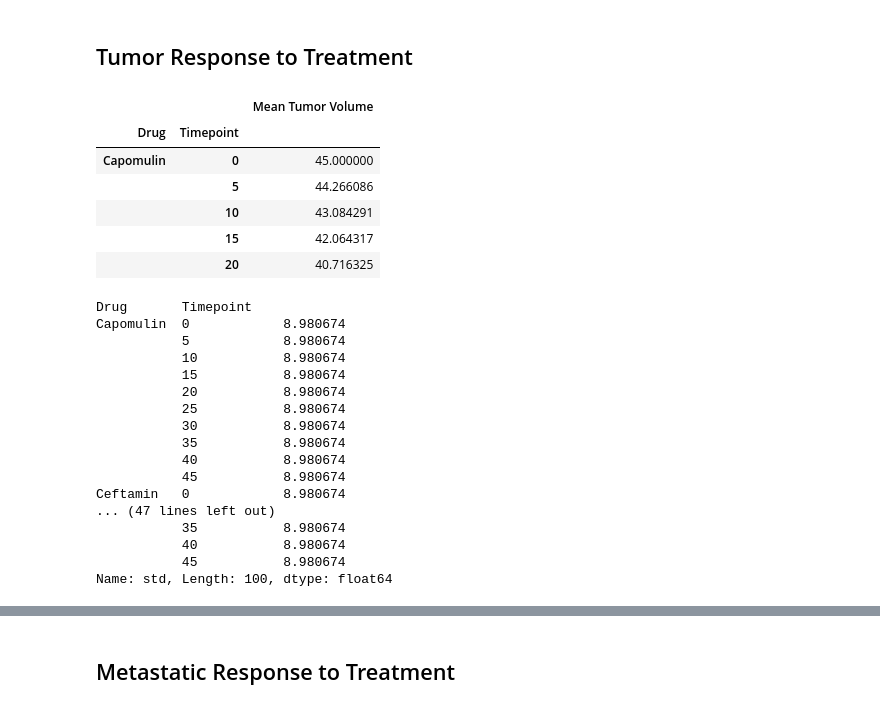
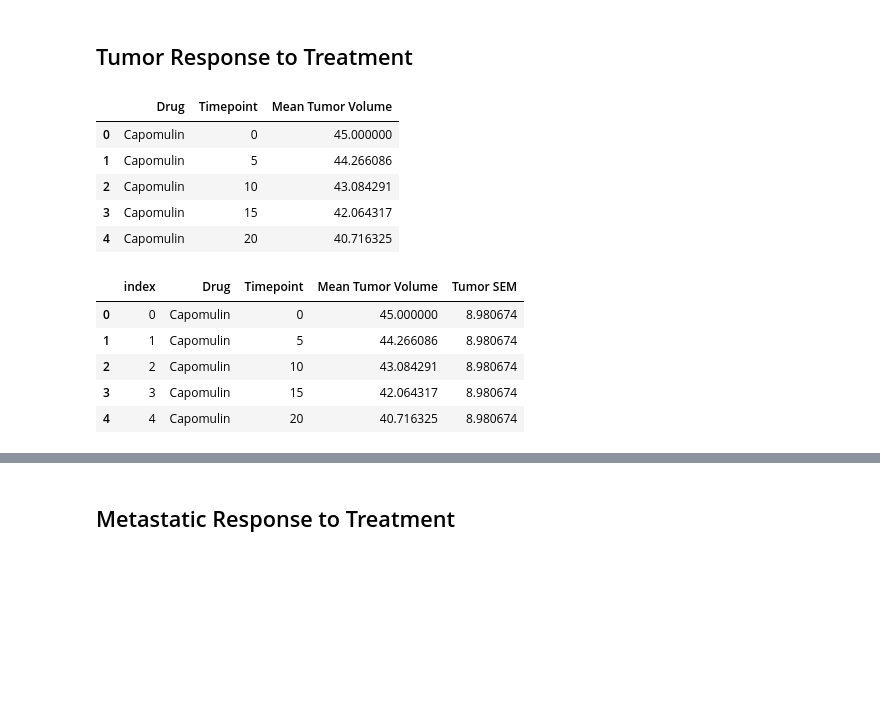
Before and after one commit to SMahashraya/pymaceuticals, a Jupyter notebook: pymaceuticals_starter.ipynb, the cells around one changed output, grey strips where cells are left out. Cells and saved outputs as stored; diff of their text form; code cells hidden in the pictures; blank space fills up the shorter version.

```diff
--- a/pymaceuticals_starter.ipynb
+++ b/pymaceuticals_starter.ipynb
@@ -35,46 +35,36 @@ merge_df.head()
 # %%
 # Store the Mean Tumor Volume Data Grouped by Drug and Timepoint
 tumor_avg_df = merge_df.groupby(["Drug", "Timepoint"]).agg({"Tumor Volume (mm3)" : "mean"})
 tumor_avg_df.rename(columns = {"Tumor Volume (mm3)": "Mean Tumor Volume"}, inplace = True)
 
 # Convert to DataFrame
+tumor_avg_df = tumor_avg_df.reset_index()
 
 # Preview DataFrame
 tumor_avg_df.head()
 # %% [output]
-|  |  | Mean Tumor Volume |
-| Drug | Timepoint |  |
-| Capomulin | 0 | 45.000000 |
-|  | 5 | 44.266086 |
-|  | 10 | 43.084291 |
-|  | 15 | 42.064317 |
-|  | 20 | 40.716325 |
+|  | Drug | Timepoint | Mean Tumor Volume |
+| 0 | Capomulin | 0 | 45.000000 |
+| 1 | Capomulin | 5 | 44.266086 |
+| 2 | Capomulin | 10 | 43.084291 |
+| 3 | Capomulin | 15 | 42.064317 |
+| 4 | Capomulin | 20 | 40.716325 |
 # %%
-# # Store the Standard Error of Tumor Volumes Grouped by Drug and Timepoint
-# tumor_sem = tumor_avg_df.groupby(["Drug", "Timepoint"]).agg({"Mean Tumor Volume" : "std"})
-
-# # Convert to DataFrame
-# tumor_sem_df = tumor_sem.reset_index()
-
-# # Preview DataFrame
-# tumor_sem_df.head()
+# Store the Standard Error of Tumor Volumes Grouped by Drug and Timepoint
+tumor_sem = tumor_avg_df["Mean Tumor Volume"].std()
+tumor_sem_df = pd.DataFrame({"Drug" : tumor_avg_df["Drug"],
+                          "Timepoint" : tumor_avg_df["Timepoint"],
+                          "Mean Tumor Volume" : tumor_avg_df["Mean Tumor Volume"],
+                          "Tumor SEM" : tumor_sem})
+tumor_sem_df = tumor_avg_df.reset_index()
+# Preview DataFrame
+tumor_sem_df.head(5)
 # %% [output]
-Drug       Timepoint
-Capomulin  0            8.980674
-           5            8.980674
-           10           8.980674
-           15           8.980674
-           20           8.980674
-           25           8.980674
-           30           8.980674
-           35           8.980674
-           40           8.980674
-           45           8.980674
-Ceftamin   0            8.980674
-... (47 lines left out)
-           35           8.980674
-           40           8.980674
-           45           8.980674
-Name: std, Length: 100, dtype: float64
+|  | index | Drug | Timepoint | Mean Tumor Volume | Tumor SEM |
+| 0 | 0 | Capomulin | 0 | 45.000000 | 8.980674 |
+| 1 | 1 | Capomulin | 5 | 44.266086 | 8.980674 |
+| 2 | 2 | Capomulin | 10 | 43.084291 | 8.980674 |
+| 3 | 3 | Capomulin | 15 | 42.064317 | 8.980674 |
+| 4 | 4 | Capomulin | 20 | 40.716325 | 8.980674 |
 # %%
 # Minor Data Munging to Re-Format the Data Frames
```
Also changed, not shown: parts of 2 cells of this notebook.
